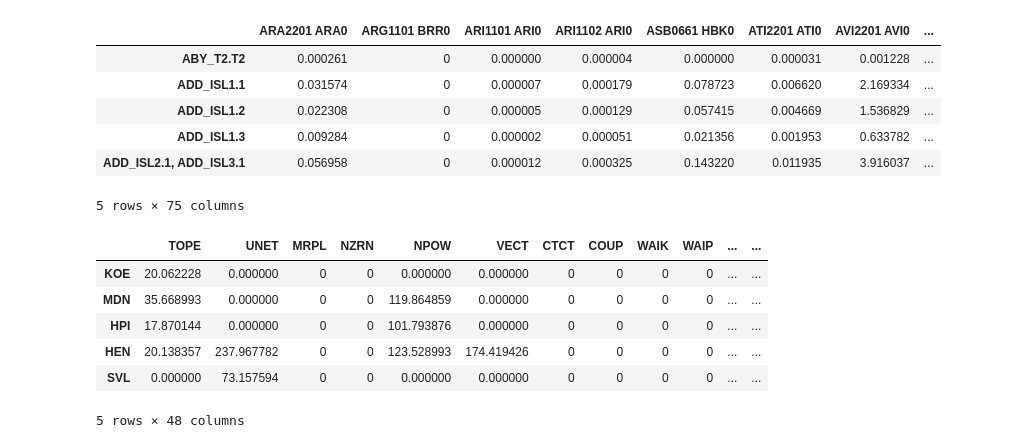
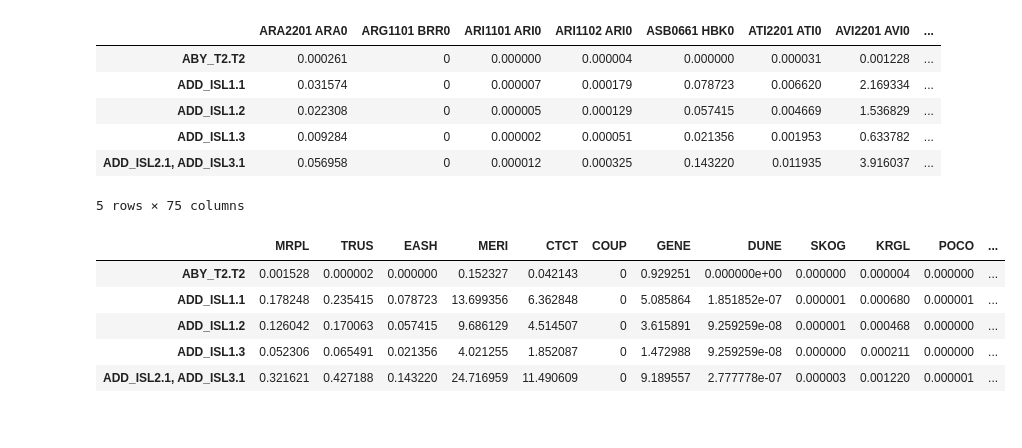
Before and after one commit to ElectricityAuthority/tracing, a Jupyter notebook: trace_post_processing_1.ipynb, the cells around one changed output. Drawn from its saved outputs; the diff is of its cells as text; code cells hidden in the pictures.

```diff
--- a/trace_post_processing_1.ipynb
+++ b/trace_post_processing_1.ipynb
@@ -116,10 +116,10 @@ Returning mean for su: to data/output/t/su.csv
 # %%
 # load the total trace matrices over the tree years
 
-td = pd.read_csv(os.path.join(total_output_path, 'td.csv'), index_col=0)
-tu = pd.read_csv(os.path.join(total_output_path, 'tu.csv'), index_col=0)
-sd = pd.read_csv(os.path.join(total_output_path, 'sd.csv'), index_col=0)
-su = pd.read_csv(os.path.join(total_output_path, 'su.csv'), index_col=0)
+td_gxp = pd.read_csv(os.path.join(total_output_path, 'td_gxp.csv'), index_col=0)
+tu_gip = pd.read_csv(os.path.join(total_output_path, 'tu_gip.csv'), index_col=0)
+sd_gxp = pd.read_csv(os.path.join(total_output_path, 'sd_gxp.csv'), index_col=0)
+su_gip = pd.read_csv(os.path.join(total_output_path, 'su_gip.csv'), index_col=0)
 # %%
 # groupby ELB company for downstream matrices and GIP for generation
 
@@ -127,13 +127,15 @@ su = pd.read_csv(os.path.join(total_output_path, 'su.csv'), index_col=0)
 elb2gxp = pd.read_csv(os.path.join(map_path, 'elb2gxp.csv'), index_col=0, header=None)[1].to_dict()
 
 # sum downstream GXPs by line company
-td.columns = td.columns.map(lambda x: elb2gxp[x[0:7]])
-td = td.groupby(level=0, axis=1, sort=False).sum()
+
+td_elb = td_gxp.groupby(td_gxp.columns.map(lambda x: elb2gxp[x[0:7]]), axis=1, sort=False).sum()
+tu_gen = tu_gip.groupby(tu_gip.columns.map(lambda x: elb2gxp[x[0:7]]), axis=1, sort=False).sum()
 
 # substation.
-sd = sd.ix[sd.sum(axis=1) > 0, sd.sum() > 0]  # only if there are flows
-sd.columns = sd.columns.map(lambda x: elb2gxp[x[0:7]])
-sd = sd.groupby(level=0, axis=1, sort=False).sum()
-sd = sd.groupby(sd.index.map(lambda x: x[0:3]), sort=False).sum()
+sd_gxp = sd_gxp.ix[sd_gxp.sum(axis=1) > 0, sd_gxp.sum() > 0]  # only if there are flows
+sd_gxp = sd_gxp.groupby(sd_gxp.index.map(lambda x: x[0:3]), sort=False).sum()
+sd_elb = sd_gxp.groupby(sd_gxp.columns.map(lambda x: elb2gxp[x[0:7]]), axis=1, sort=False).sum()
 
-su = su.groupby(su.index.map(lambda x: x[0:3]), sort=False).sum()
+su_gip = su_gip.ix[su_gip.sum(axis=1) > 0, su_gip.sum() > 0]  # only if there are flows
+su_gip = su_gip.groupby(su_gip.index.map(lambda x: x[0:3]), sort=False).sum()
+su_gen = su_gip.groupby(su_gip.columns.map(lambda x: elb2gxp[x[0:7]]), axis=1, sort=False).sum()
@@ -158,13 +165,12 @@ tu.head()
 | ADD_ISL2.1, ADD_ISL3.1 | 0.056958 | 0 | 0.000012 | 0.000325 | 0.143220 | 0.011935 | 3.916037 | ... |
 5 rows × 75 columns
 # %%
-sd.head()
+tu_gen.head()
 # %% [output]
-|  | TOPE | UNET | MRPL | NZRN | NPOW | VECT | CTCT | COUP | WAIK | WAIP | ... | ... |
-| KOE | 20.062228 | 0.000000 | 0 | 0 | 0.000000 | 0.000000 | 0 | 0 | 0 | 0 | ... | ... |
-| MDN | 35.668993 | 0.000000 | 0 | 0 | 119.864859 | 0.000000 | 0 | 0 | 0 | 0 | ... | ... |
-| HPI | 17.870144 | 0.000000 | 0 | 0 | 101.793876 | 0.000000 | 0 | 0 | 0 | 0 | ... | ... |
-| HEN | 20.138357 | 237.967782 | 0 | 0 | 123.528993 | 174.419426 | 0 | 0 | 0 | 0 | ... | ... |
-| SVL | 0.000000 | 73.157594 | 0 | 0 | 0.000000 | 0.000000 | 0 | 0 | 0 | 0 | ... | ... |
+|  | MRPL | TRUS | EASH | MERI | CTCT | COUP | GENE | DUNE | SKOG | KRGL | POCO | ... |
+| ABY_T2.T2 | 0.001528 | 0.000002 | 0.000000 | 0.152327 | 0.042143 | 0 | 0.929251 | 0.000000e+00 | 0.000000 | 0.000004 | 0.000000 | ... |
+| ADD_ISL1.1 | 0.178248 | 0.235415 | 0.078723 | 13.699356 | 6.362848 | 0 | 5.085864 | 1.851852e-07 | 0.000001 | 0.000680 | 0.000001 | ... |
+| ADD_ISL1.2 | 0.126042 | 0.170063 | 0.057415 | 9.686129 | 4.514507 | 0 | 3.615891 | 9.259259e-08 | 0.000001 | 0.000468 | 0.000000 | ... |
+| ADD_ISL1.3 | 0.052306 | 0.065491 | 0.021356 | 4.021255 | 1.852087 | 0 | 1.472988 | 9.259259e-08 | 0.000000 | 0.000211 | 0.000000 | ... |
+| ADD_ISL2.1, ADD_ISL3.1 | 0.321621 | 0.427188 | 0.143220 | 24.716959 | 11.490609 | 0 | 9.189557 | 2.777778e-07 | 0.000003 | 0.001220 | 0.000001 | ... |
-5 rows × 48 columns
 # %%
```
Also changed, not shown: parts of 12 cells of this notebook, 7 other files.
